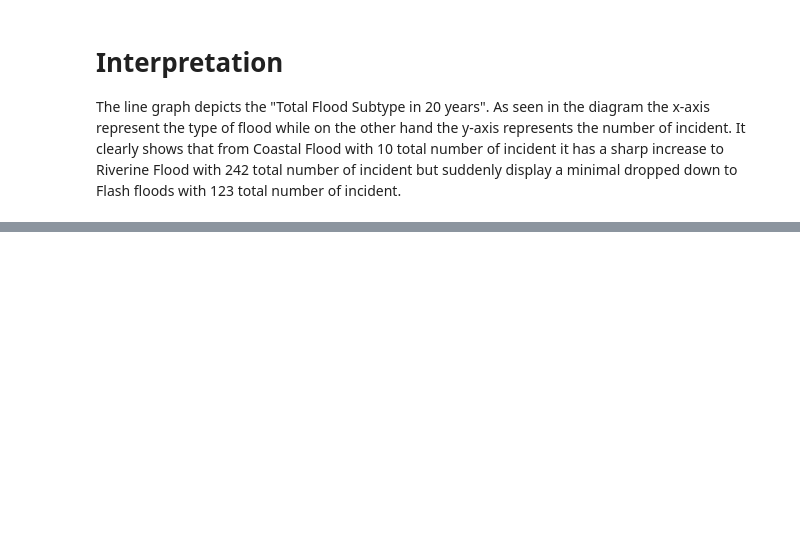
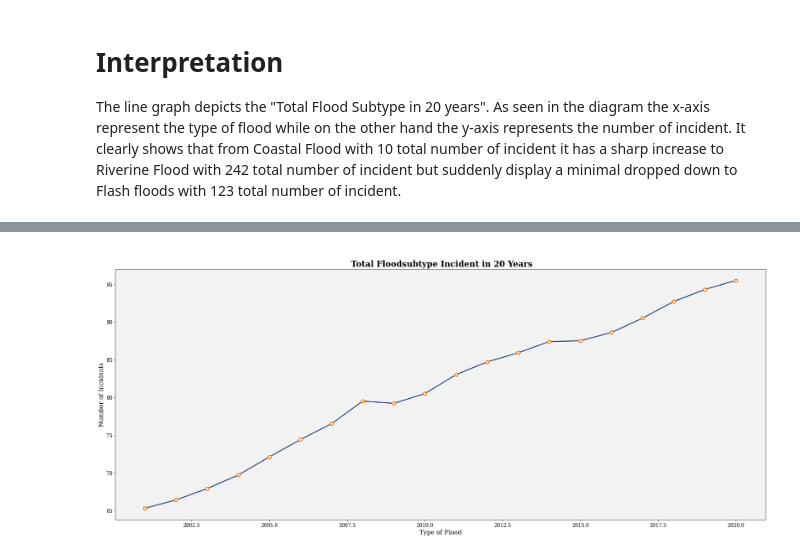
Before and after one commit to KarlAndreiCalimutan/Beta-Tech_BSIT_3207, a Jupyter notebook: Datasets_visual.ipynb, the cells around one changed output, grey strips where cells are left out. Saved outputs shown, nothing was run; the diff lists cells and outputs as text; code cells hidden in the pictures; blank space fills up the shorter version.

```diff
--- a/Datasets_visual.ipynb
+++ b/Datasets_visual.ipynb
@@ -178,0 +184,5 @@ The line graph depicts the "Total Flood Subtype in 20 years". As seen in the dia
+# %%
+#Dataframe
+url = 'https://raw.githubusercontent.com/mushimushe/Beta-Tech_BSIT_3207/main/Data%20Visualizations/Datasets%20csv/CPI%20per%20year.csv'
+df = pd.read_csv(url)
+display(df.iloc[0:])
@@ -178,0 +207,25 @@ The line graph depicts the "Total Flood Subtype in 20 years". As seen in the dia
+# %%
+#getting all the values stored in the dataframe/csv
+Year = df["Year"]
+CPI = df["CPI"]
+
+#changing the size of visualization
+f = plt.figure(tight_layout=True)
+f.set_figwidth(23)
+f.set_figheight(10)
+
+#Changing the background color of the graph
+plt.rcParams['axes.facecolor'] = '#F2F2F2'
+
+#creating the plot
+plt.xticks(fontsize=12)
+plt.yticks(fontsize=12)
+plt.title("\n Total Floodsubtype Incident in 20 Years", fontweight="bold", fontsize=20)
+plt.xlabel("Type of Flood", fontsize=15)
+plt.ylabel("Number of Incidents", fontsize=15)
+plt.grid(color = 'white', linestyle = '--', linewidth = 1.5)
+plt.plot(Year, CPI, color="#2f4b7c", lw=2.4, zorder=10)
+plt.scatter(Year, CPI, fc="w", ec="#FF7A04", s=60, lw=2.4, zorder=12)
+plt.show()
+# %% [output]
+[figure, added]
```
Also changed, not shown: parts of 9 cells of this notebook.
